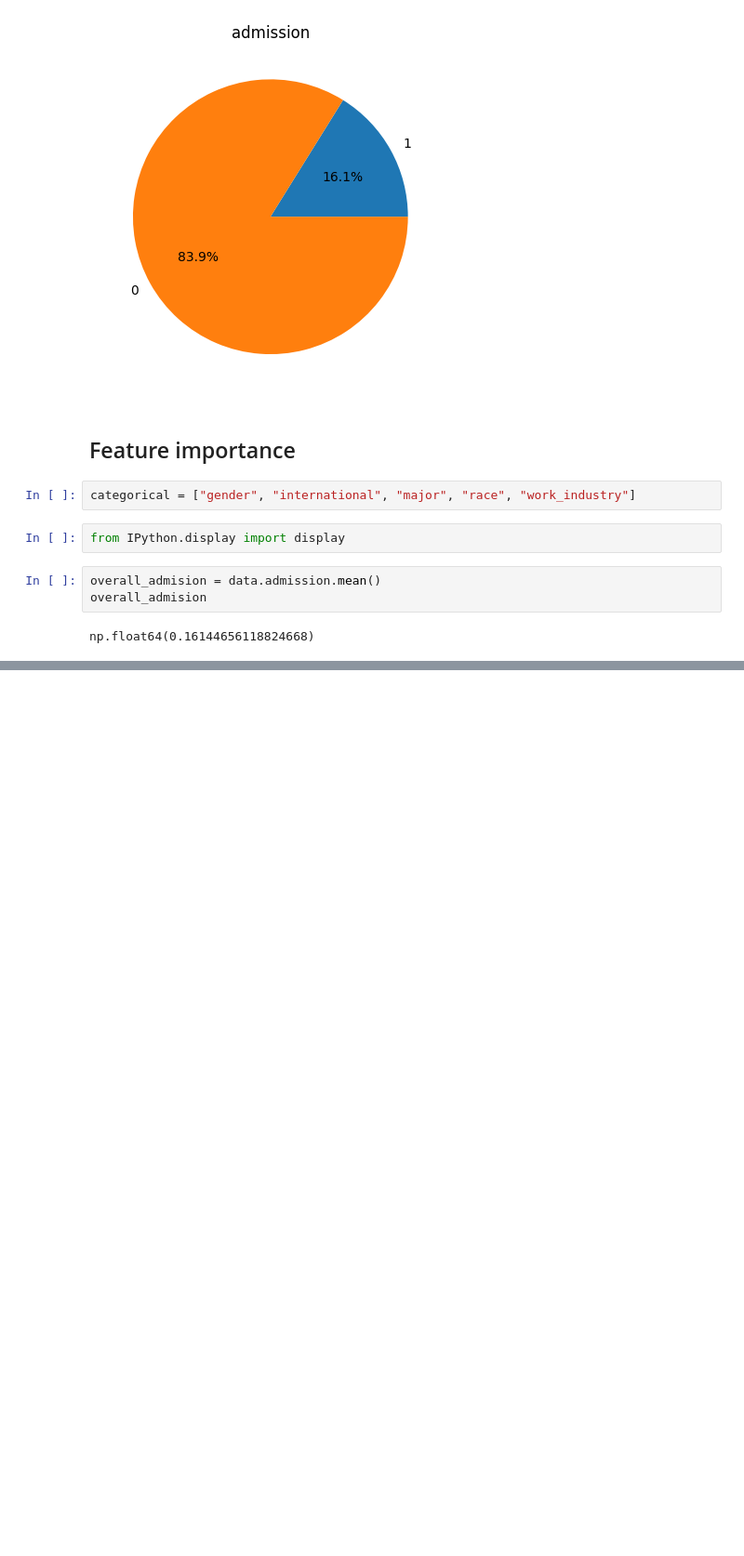
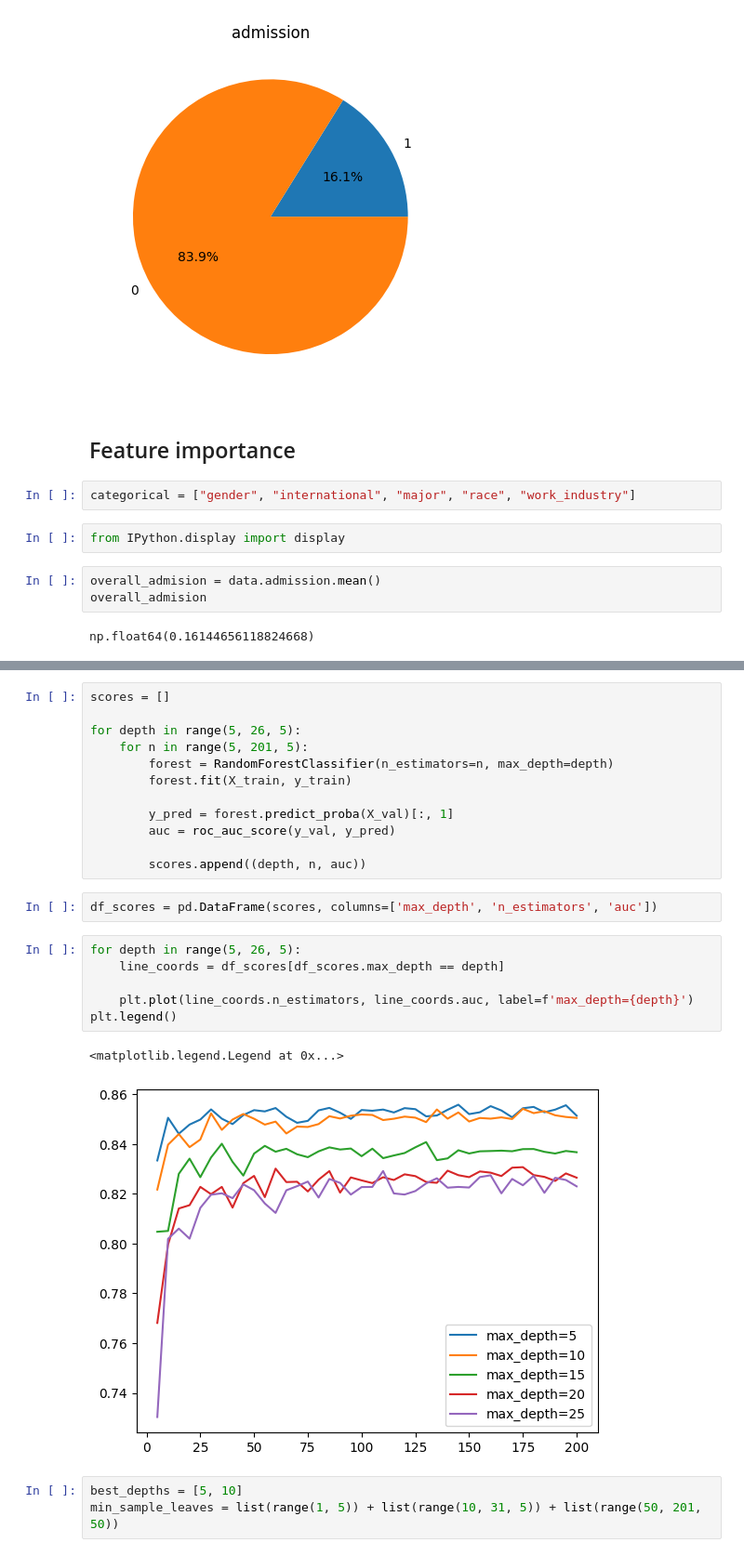
Before and after one commit to KatePril/admission-prediction, a Jupyter notebook: notebook.ipynb, the cells around one changed output, grey strips where cells are left out. Shown at 93% size. Cells and saved outputs as stored; diff of their text form; blank space fills up the shorter version.

```diff
--- a/notebook.ipynb
+++ b/notebook.ipynb
@@ -251,0 +684,26 @@ del data_test["admission"]
+# %%
+scores = []
+
+for depth in range(5, 26, 5):
+    for n in range(5, 201, 5):
+        forest = RandomForestClassifier(n_estimators=n, max_depth=depth)
+        forest.fit(X_train, y_train)
+
+        y_pred = forest.predict_proba(X_val)[:, 1]
+        auc = roc_auc_score(y_val, y_pred)
+
+        scores.append((depth, n, auc))
+# %%
+df_scores = pd.DataFrame(scores, columns=['max_depth', 'n_estimators', 'auc'])
+# %%
+for depth in range(5, 26, 5):
+    line_coords = df_scores[df_scores.max_depth == depth]
+
+    plt.plot(line_coords.n_estimators, line_coords.auc, label=f'max_depth={depth}')
+plt.legend()
+# %% [output]
+<matplotlib.legend.Legend at 0x...>
+[figure, added]
+# %%
+best_depths = [5, 10]
+min_sample_leaves = list(range(1, 5)) + list(range(10, 31, 5)) + list(range(50, 201, 50))
```
Also changed, not shown: parts of 103 cells of this notebook, 2 other files.
